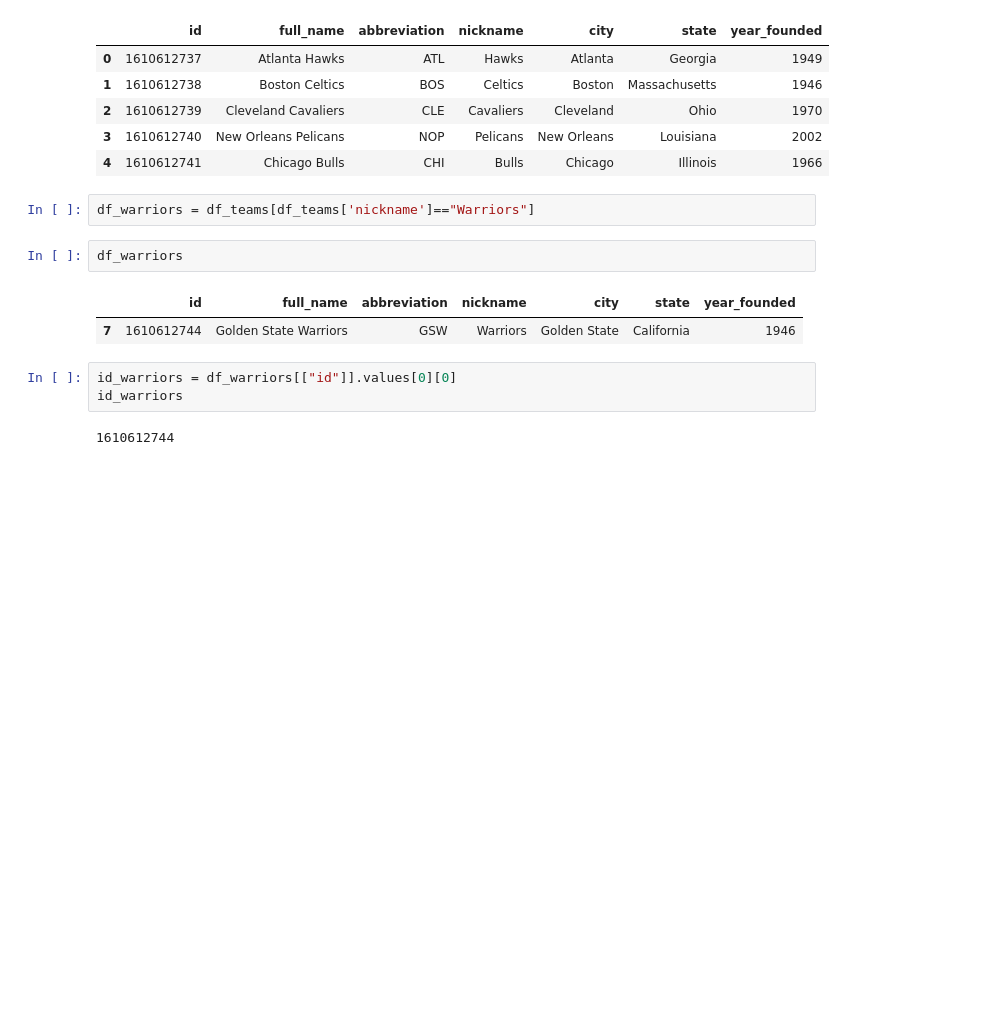
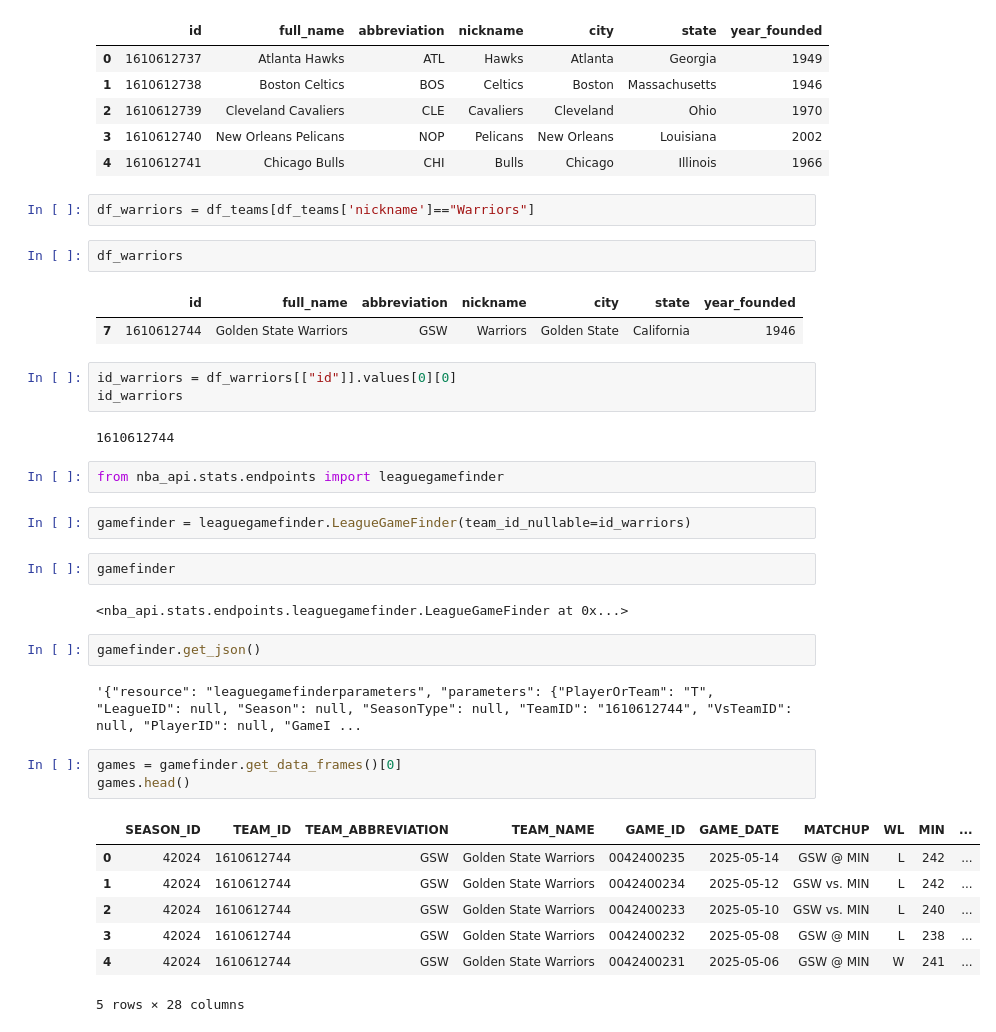
Before and after one commit to dipak1920basnet/nba_teams, a Jupyter notebook: nba_api.ipynb, the cells around one changed output. Drawn from its saved outputs; the diff is of its cells as text; blank space fills up the shorter version.

Commit message:
convert json data to dataframe and find head

```diff
--- a/nba_api.ipynb
+++ b/nba_api.ipynb
@@ -71,3 +71,26 @@ id_warriors = df_warriors[["id"]].values[0][0]
 id_warriors
 # %% [output]
 1610612744
+# %%
+from nba_api.stats.endpoints import leaguegamefinder
+# %%
+gamefinder = leaguegamefinder.LeagueGameFinder(team_id_nullable=id_warriors)
+# %%
+gamefinder
+# %% [output]
+<nba_api.stats.endpoints.leaguegamefinder.LeagueGameFinder at 0x...>
+# %%
+gamefinder.get_json()
+# %% [output]
+'{"resource": "leaguegamefinderparameters", "parameters": {"PlayerOrTeam": "T", "LeagueID": null, "Season": null, "SeasonType": null, "TeamID": "1610612744", "VsTeamID": null, "PlayerID": null, "GameI ...
+# %%
+games = gamefinder.get_data_frames()[0]
+games.head()
+# %% [output]
+|  | SEASON_ID | TEAM_ID | TEAM_ABBREVIATION | TEAM_NAME | GAME_ID | GAME_DATE | MATCHUP | WL | MIN | ... |
+| 0 | 42024 | 1610612744 | GSW | Golden State Warriors | 0042400235 | 2025-05-14 | GSW @ MIN | L | 242 | ... |
+| 1 | 42024 | 1610612744 | GSW | Golden State Warriors | 0042400234 | 2025-05-12 | GSW vs. MIN | L | 242 | ... |
+| 2 | 42024 | 1610612744 | GSW | Golden State Warriors | 0042400233 | 2025-05-10 | GSW vs. MIN | L | 240 | ... |
+| 3 | 42024 | 1610612744 | GSW | Golden State Warriors | 0042400232 | 2025-05-08 | GSW @ MIN | L | 238 | ... |
+| 4 | 42024 | 1610612744 | GSW | Golden State Warriors | 0042400231 | 2025-05-06 | GSW @ MIN | W | 241 | ... |
+5 rows × 28 columns
```
